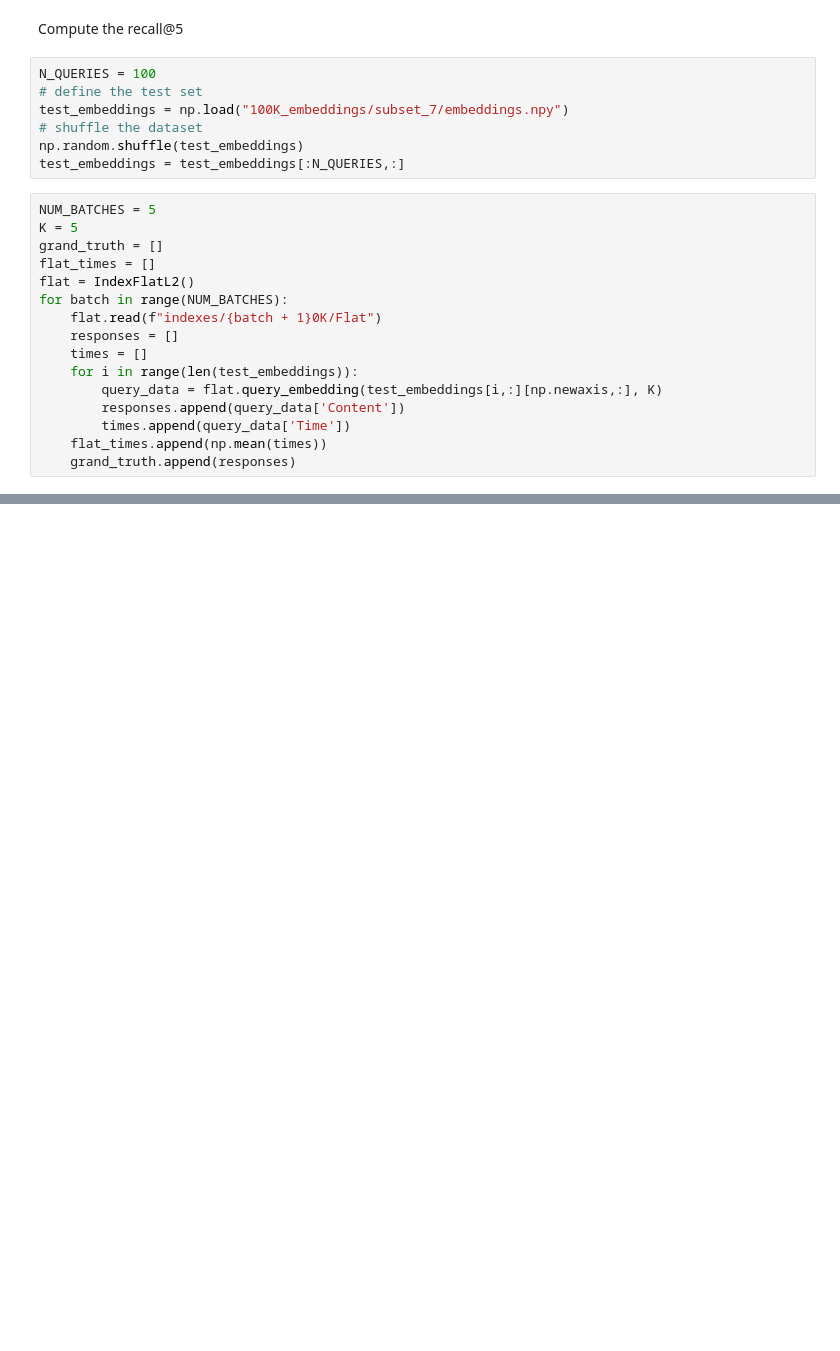
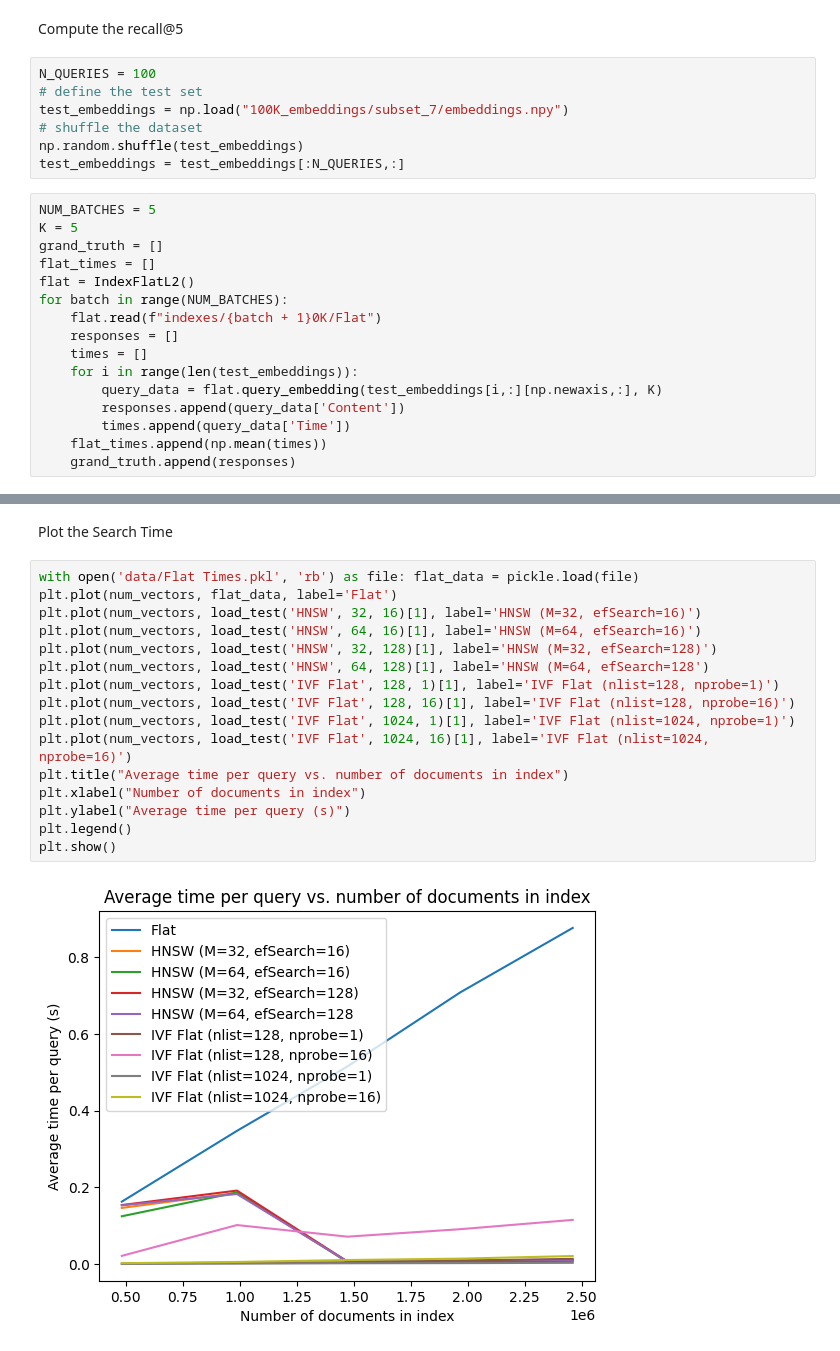
Before and after one commit to hc-sc-ocdo-bdpd/RagLLM, a Jupyter notebook: faiss_experiments.ipynb, the cells around one changed output, grey strips where cells are left out. Saved outputs shown, nothing was run; the diff lists cells and outputs as text; blank space fills up the shorter version.

```diff
--- a/faiss_experiments.ipynb
+++ b/faiss_experiments.ipynb
@@ -247,0 +268,20 @@ with open("data/HNSW.pkl", 'wb') as file:
+# %% [markdown]
+Plot the Search Time
+# %%
+with open('data/Flat Times.pkl', 'rb') as file: flat_data = pickle.load(file)
+plt.plot(num_vectors, flat_data, label='Flat')
+plt.plot(num_vectors, load_test('HNSW', 32, 16)[1], label='HNSW (M=32, efSearch=16)')
+plt.plot(num_vectors, load_test('HNSW', 64, 16)[1], label='HNSW (M=64, efSearch=16)')
+plt.plot(num_vectors, load_test('HNSW', 32, 128)[1], label='HNSW (M=32, efSearch=128)')
+plt.plot(num_vectors, load_test('HNSW', 64, 128)[1], label='HNSW (M=64, efSearch=128')
+plt.plot(num_vectors, load_test('IVF Flat', 128, 1)[1], label='IVF Flat (nlist=128, nprobe=1)')
+plt.plot(num_vectors, load_test('IVF Flat', 128, 16)[1], label='IVF Flat (nlist=128, nprobe=16)')
+plt.plot(num_vectors, load_test('IVF Flat', 1024, 1)[1], label='IVF Flat (nlist=1024, nprobe=1)')
+plt.plot(num_vectors, load_test('IVF Flat', 1024, 16)[1], label='IVF Flat (nlist=1024, nprobe=16)')
+plt.title("Average time per query vs. number of documents in index")
+plt.xlabel("Number of documents in index")
+plt.ylabel("Average time per query (s)")
+plt.legend()
+plt.show()
+# %% [output]
+[figure, added]
```
Also changed, not shown: parts of 16 cells of this notebook, 1 other file.
